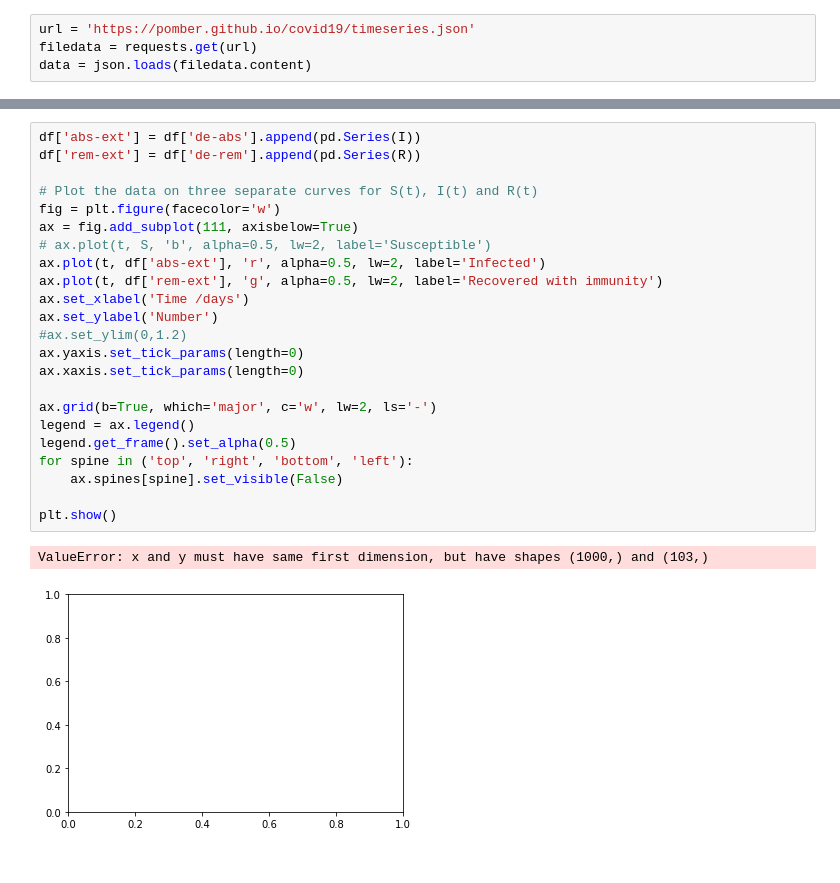
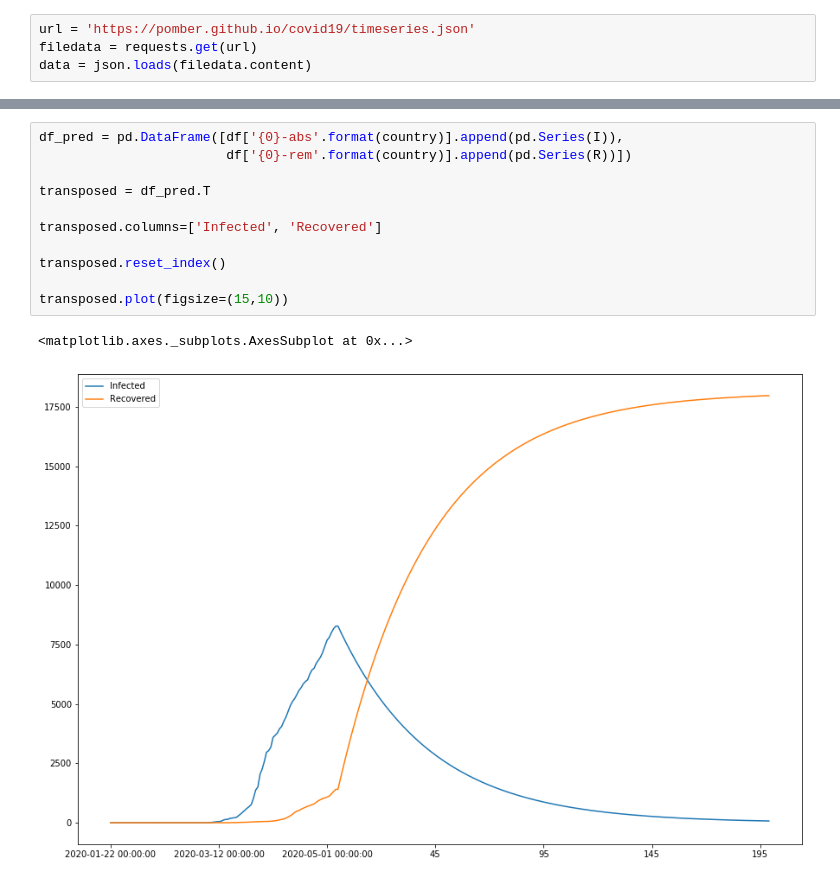
Before and after one commit to kschwank/corona-notebook, a Jupyter notebook: CoronaDevelopment.ipynb, the cells around one changed output, grey strips where cells are left out. Drawn from its saved outputs; the diff is of its cells as text.

```diff
--- a/CoronaDevelopment.ipynb
+++ b/CoronaDevelopment.ipynb
@@ -102,26 +102,14 @@ plt.show()
-# %%
-df['abs-ext'] = df['de-abs'].append(pd.Series(I))
-df['rem-ext'] = df['de-rem'].append(pd.Series(R))
-
-# Plot the data on three separate curves for S(t), I(t) and R(t)
-fig = plt.figure(facecolor='w')
-ax = fig.add_subplot(111, axisbelow=True)
-# ax.plot(t, S, 'b', alpha=0.5, lw=2, label='Susceptible')
-ax.plot(t, df['abs-ext'], 'r', alpha=0.5, lw=2, label='Infected')
-ax.plot(t, df['rem-ext'], 'g', alpha=0.5, lw=2, label='Recovered with immunity')
-ax.set_xlabel('Time /days')
-ax.set_ylabel('Number')
-#ax.set_ylim(0,1.2)
-ax.yaxis.set_tick_params(length=0)
-ax.xaxis.set_tick_params(length=0)
-
-ax.grid(b=True, which='major', c='w', lw=2, ls='-')
-legend = ax.legend()
-legend.get_frame().set_alpha(0.5)
-for spine in ('top', 'right', 'bottom', 'left'):
-    ax.spines[spine].set_visible(False)
-
-plt.show()
-# %% [output]
-ValueError: x and y must have same first dimension, but have shapes (1000,) and (103,)
-[figure, removed]
+# %%
+df_pred = pd.DataFrame([df['{0}-abs'.format(country)].append(pd.Series(I)),
+                        df['{0}-rem'.format(country)].append(pd.Series(R))])
+
+transposed = df_pred.T
+
+transposed.columns=['Infected', 'Recovered']
+
+transposed.reset_index()
+
+transposed.plot(figsize=(15,10))
+# %% [output]
+<matplotlib.axes._subplots.AxesSubplot at 0x...>
+[figure, added]
```
Also changed, not shown: parts of 5 cells of this notebook.
